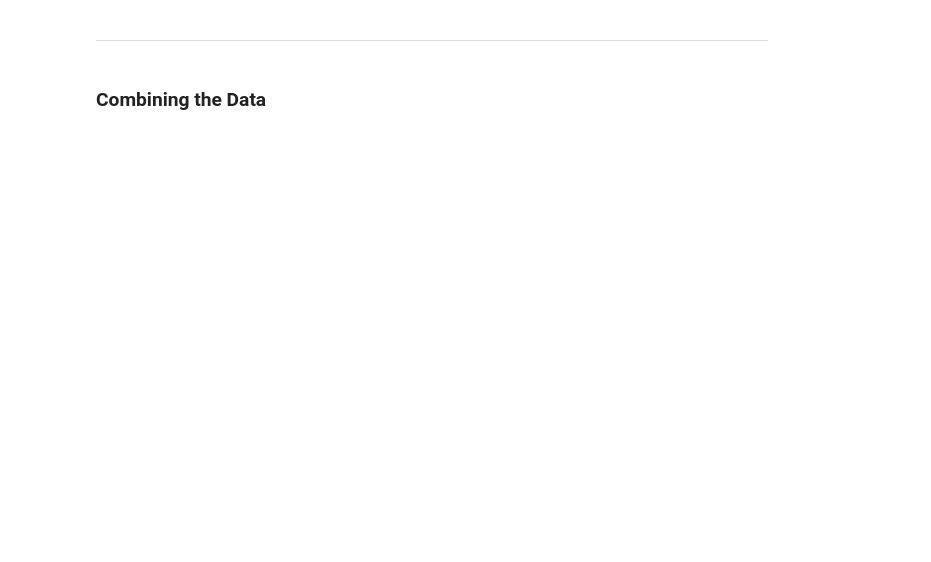
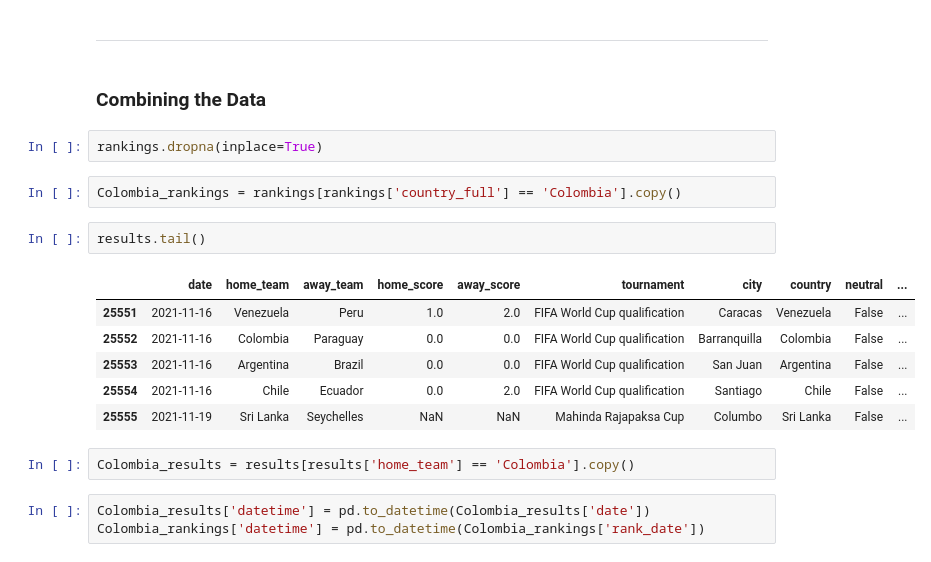
Before and after one commit to ajoneal/world-cup-qualifying-predictor, a Jupyter notebook: data-collection.ipynb, the cells around one changed output. Saved outputs shown, nothing was run; the diff lists cells and outputs as text; blank space fills up the shorter version.

```diff
--- a/data-collection.ipynb
+++ b/data-collection.ipynb
@@ -97,3 +132,21 @@ rankings.head()
 ---
 # %% [markdown]
 ### Combining the Data
+# %%
+rankings.dropna(inplace=True)
+# %%
+Colombia_rankings = rankings[rankings['country_full'] == 'Colombia'].copy()
+# %%
+results.tail()
+# %% [output]
+|  | date | home_team | away_team | home_score | away_score | tournament | city | country | neutral | ... |
+| 25551 | 2021-11-16 | Venezuela | Peru | 1.0 | 2.0 | FIFA World Cup qualification | Caracas | Venezuela | False | ... |
+| 25552 | 2021-11-16 | Colombia | Paraguay | 0.0 | 0.0 | FIFA World Cup qualification | Barranquilla | Colombia | False | ... |
+| 25553 | 2021-11-16 | Argentina | Brazil | 0.0 | 0.0 | FIFA World Cup qualification | San Juan | Argentina | False | ... |
+| 25554 | 2021-11-16 | Chile | Ecuador | 0.0 | 2.0 | FIFA World Cup qualification | Santiago | Chile | False | ... |
+| 25555 | 2021-11-19 | Sri Lanka | Seychelles | NaN | NaN | Mahinda Rajapaksa Cup | Columbo | Sri Lanka | False | ... |
+# %%
+Colombia_results = results[results['home_team'] == 'Colombia'].copy()
+# %%
+Colombia_results['datetime'] = pd.to_datetime(Colombia_results['date'])
+Colombia_rankings['datetime'] = pd.to_datetime(Colombia_rankings['rank_date'])
```
Also changed, not shown: parts of 34 cells of this notebook, 2 other files.
